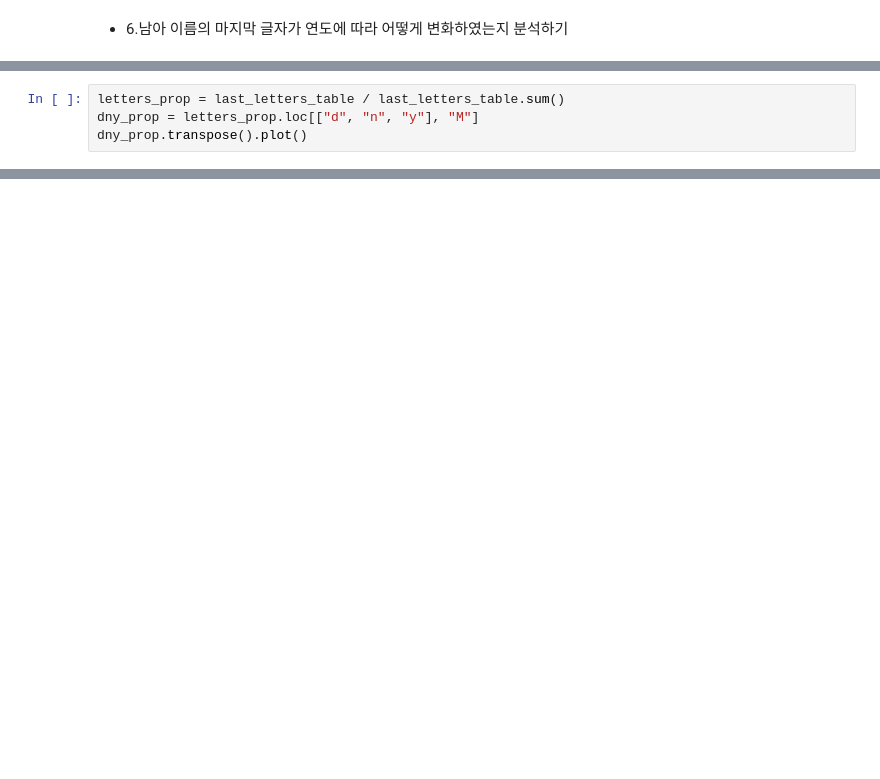
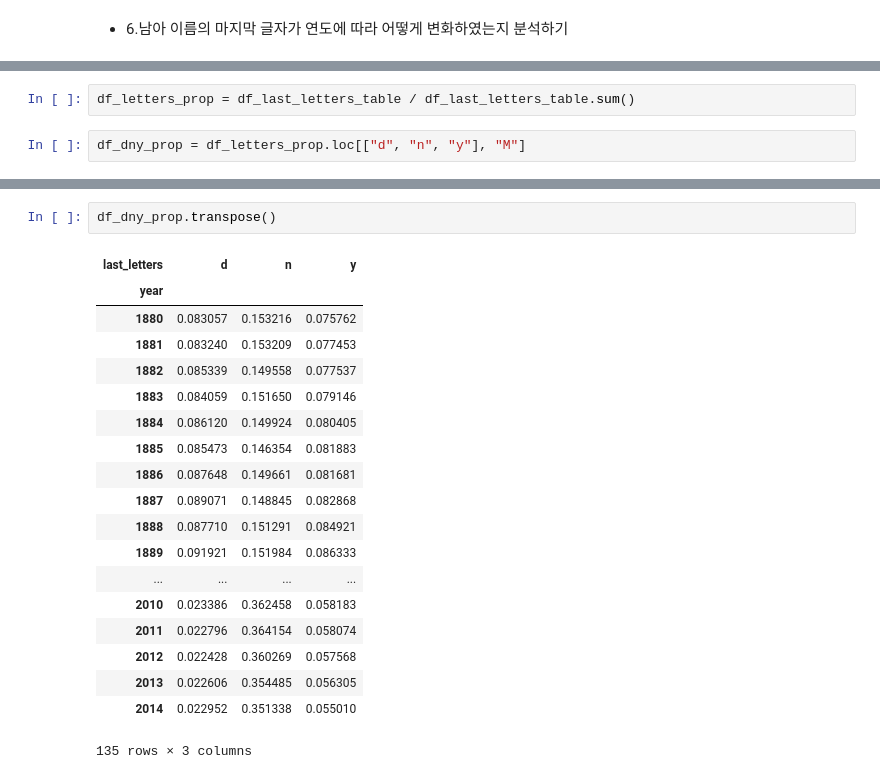
Before and after one commit to wits73/py_project, a Jupyter notebook: US_Baby_Name.ipynb, the cells around one changed output, grey strips where cells are left out. Cells and saved outputs as stored; diff of their text form; blank space fills up the shorter version.

```diff
--- a/US_Baby_Name.ipynb
+++ b/US_Baby_Name.ipynb
@@ -242,5 +301,5 @@ three_years_letters_prop["F"].plot(kind="bar", ax=axes[1], title="Female", legen
 plt.tight_layout()
+# %%
+df_letters_prop = df_last_letters_table / df_last_letters_table.sum()
 # %%
-letters_prop = last_letters_table / last_letters_table.sum()
-dny_prop = letters_prop.loc[["d", "n", "y"], "M"]
-dny_prop.transpose().plot()
+df_dny_prop = df_letters_prop.loc[["d", "n", "y"], "M"]
@@ -246,0 +315,22 @@ dny_prop.transpose().plot()
+# %%
+df_dny_prop.transpose()
+# %% [output]
+| last_letters | d | n | y |
+| year |  |  |  |
+| 1880 | 0.083057 | 0.153216 | 0.075762 |
+| 1881 | 0.083240 | 0.153209 | 0.077453 |
+| 1882 | 0.085339 | 0.149558 | 0.077537 |
+| 1883 | 0.084059 | 0.151650 | 0.079146 |
+| 1884 | 0.086120 | 0.149924 | 0.080405 |
+| 1885 | 0.085473 | 0.146354 | 0.081883 |
+| 1886 | 0.087648 | 0.149661 | 0.081681 |
+| 1887 | 0.089071 | 0.148845 | 0.082868 |
+| 1888 | 0.087710 | 0.151291 | 0.084921 |
+| 1889 | 0.091921 | 0.151984 | 0.086333 |
+| ... | ... | ... | ... |
+| 2010 | 0.023386 | 0.362458 | 0.058183 |
+| 2011 | 0.022796 | 0.364154 | 0.058074 |
+| 2012 | 0.022428 | 0.360269 | 0.057568 |
+| 2013 | 0.022606 | 0.354485 | 0.056305 |
+| 2014 | 0.022952 | 0.351338 | 0.055010 |
+135 rows × 3 columns
```
Also changed, not shown: parts of 15 cells of this notebook, 2 other files.
